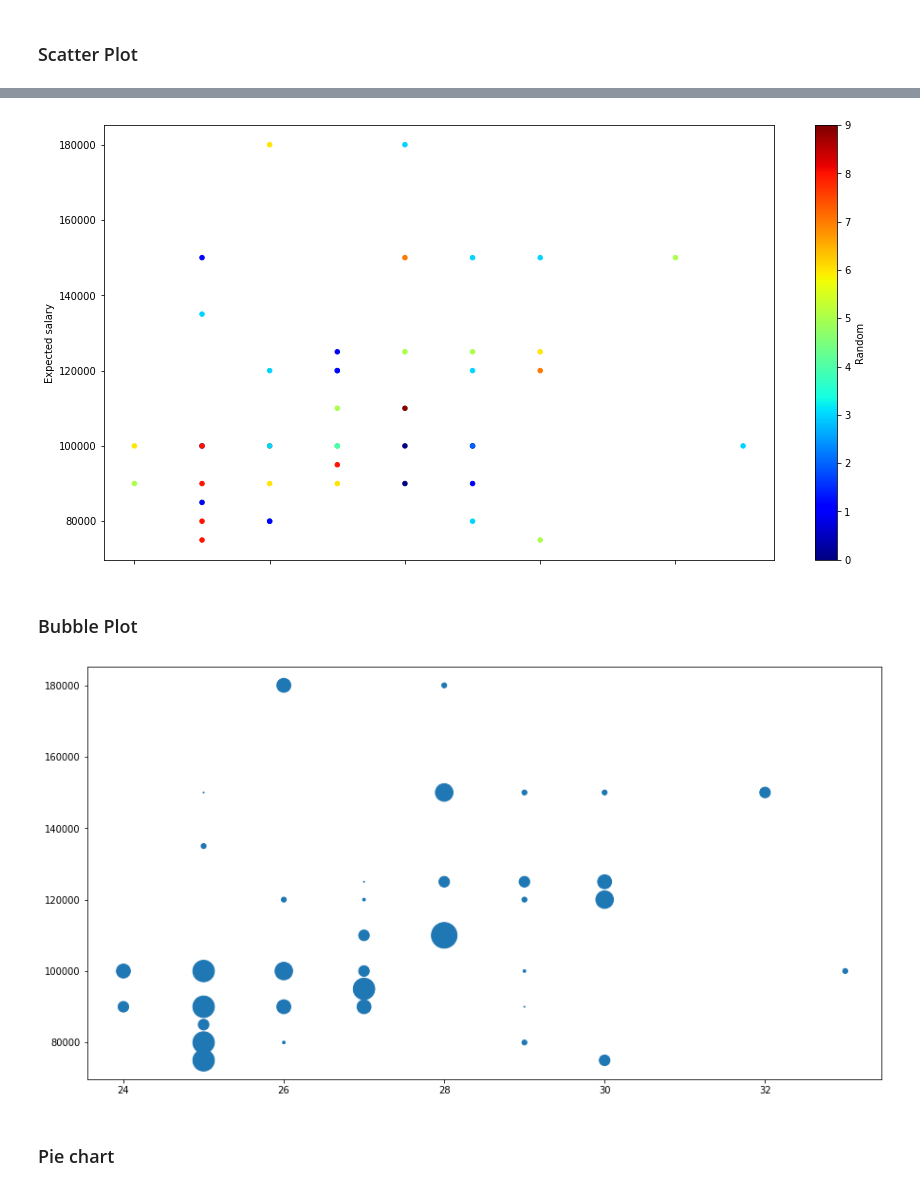
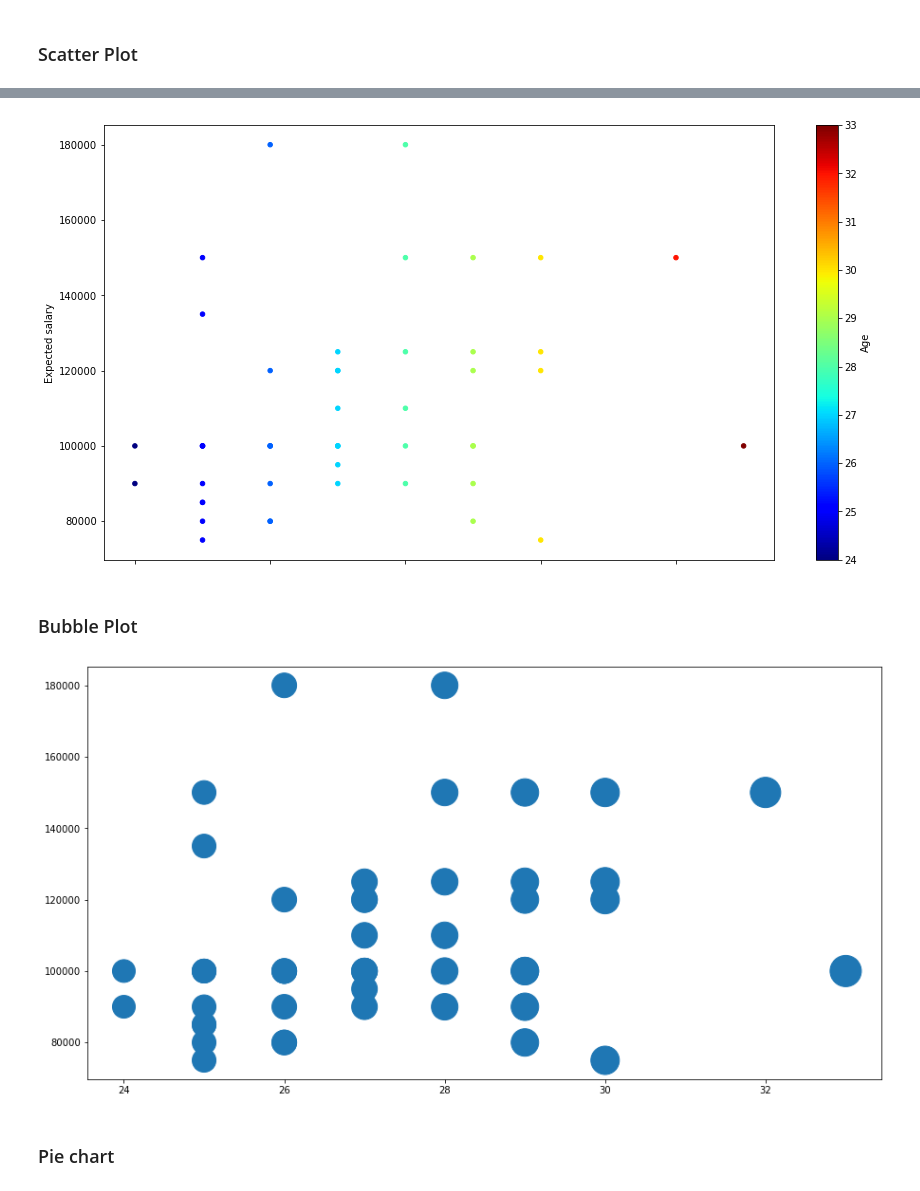
Before and after one commit to rsouza/Python_Course, a Jupyter notebook: Notebooks/16_Pandas_Descriptive_statistic.ipynb, the cells around one changed output, grey strips where cells are left out. Cells and saved outputs as stored; diff of their text form; code cells hidden in the pictures.

```diff
--- a/Notebooks/16_Pandas_Descriptive_statistic.ipynb
+++ b/Notebooks/16_Pandas_Descriptive_statistic.ipynb
@@ -11,7 +11,7 @@ import seaborn as sns
 # %% [markdown]
 #### Reading Dataframe from Excel
 # %%
-dfvote = pd.read_excel(os.path.join('../Data','votesurvey.xls'))
+dfvote = pd.read_excel(os.path.join('../Data','CSV','votesurvey.xls'))
 # %% [markdown]
 #### First steps examining data
 # %%
@@ -171,17 +172,17 @@ plt.show()
 # %%
-dfvote.plot.scatter(x='Age',y='Expected salary', c='Random', cmap='jet', figsize=(15,8));
+dfvote.plot.scatter(x='Age',y='Expected salary', c='Age', cmap='jet', figsize=(15,8));
 # %% [output]
-[figure, old version]
+[figure, new version]
 # %% [markdown]
 ### Bubble Plot
 # %%
 fig = plt.figure(figsize=(15,8))
 ax = fig.add_subplot(1,1,1)
 # Added third variable income as size of the bubble
-ax.scatter(dfvote['Age'],dfvote['Expected salary'], s=dfvote['Random']**3)
+ax.scatter(dfvote['Age'],dfvote['Expected salary'], s=dfvote['Age']**2)
 plt.show()
 # %% [output]
-[figure, old version]
+[figure, new version]
 # %% [markdown]
 ### Pie chart
 # %%
```
Also changed, not shown: parts of 7 cells of this notebook, 1 other file.
